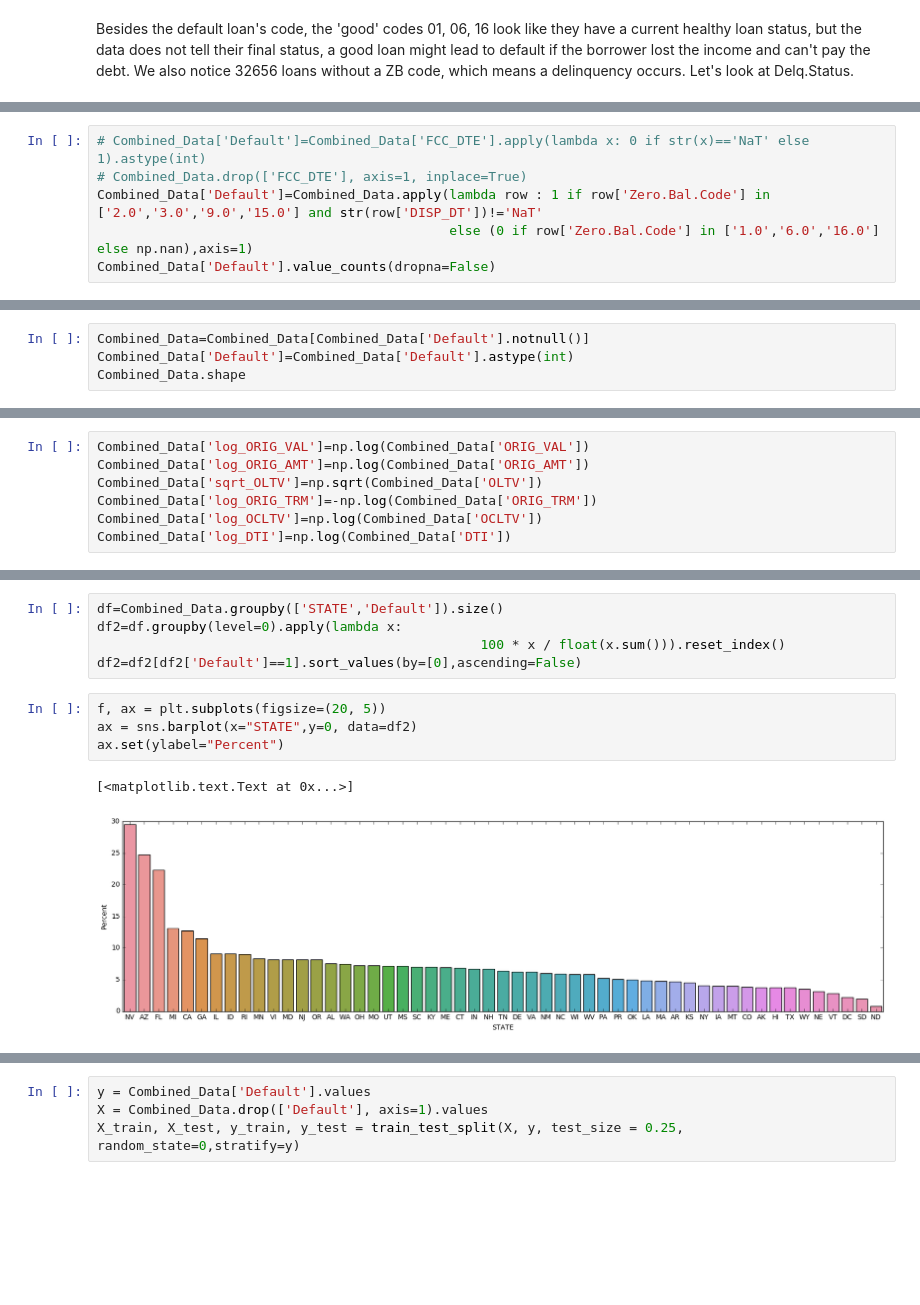
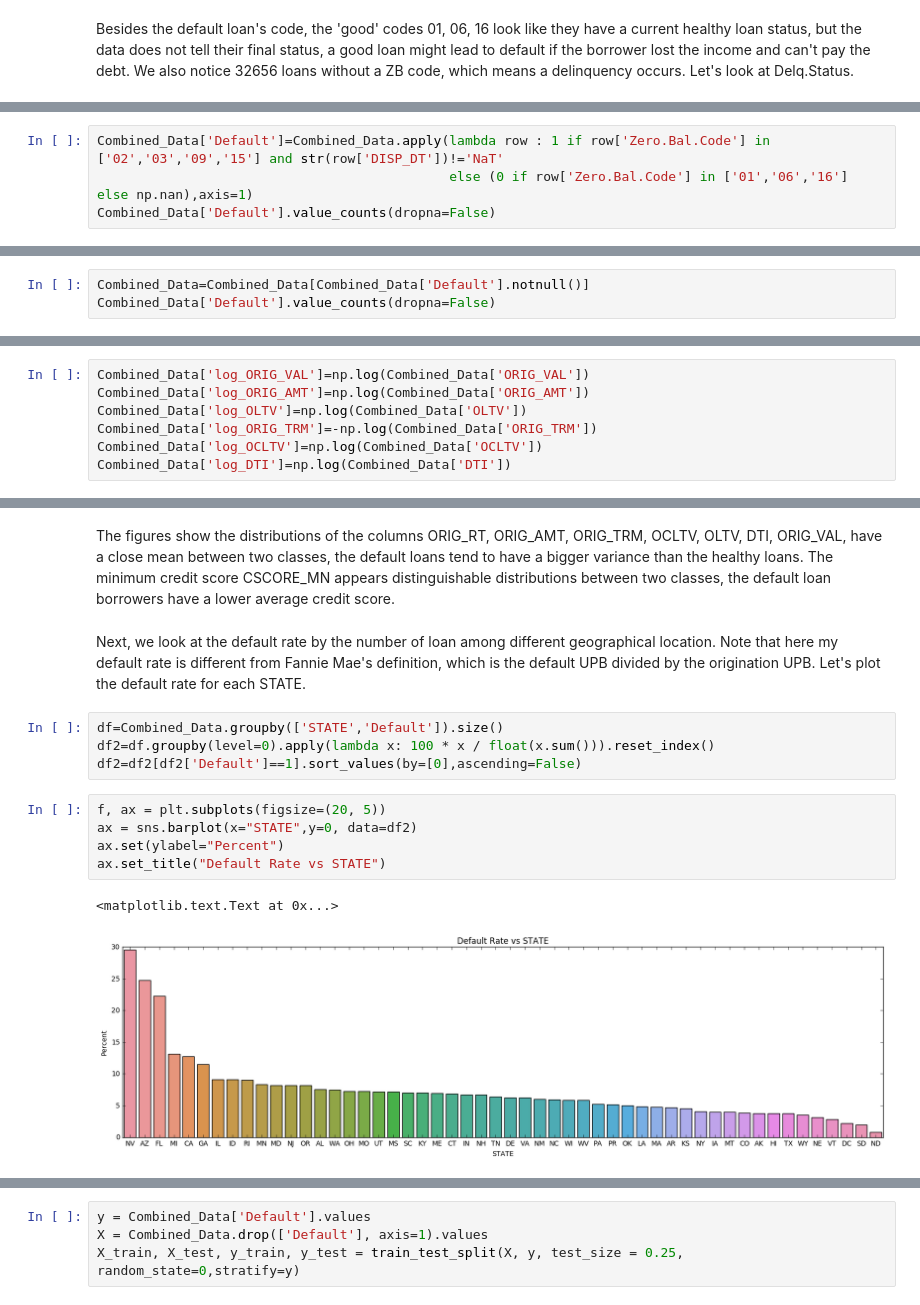
Before and after one commit to ferrarisf50/Fannie-Mae-single-family-mortgage-loan-data, a Jupyter notebook: Predict_default.ipynb, the cells around one changed output, grey strips where cells are left out. Cells and saved outputs as stored; diff of their text form; blank space fills up the shorter version.

```diff
--- a/Predict_default.ipynb
+++ b/Predict_default.ipynb
@@ -239,7 +279,5 @@ Name: Delq.Status, dtype: int64
 # %%
-# Combined_Data['Default']=Combined_Data['FCC_DTE'].apply(lambda x: 0 if str(x)=='NaT' else 1).astype(int)
-# Combined_Data.drop(['FCC_DTE'], axis=1, inplace=True)
-Combined_Data['Default']=Combined_Data.apply(lambda row : 1 if row['Zero.Bal.Code'] in ['2.0','3.0','9.0','15.0'] and str(row['DISP_DT'])!='NaT'
-                                             else (0 if row['Zero.Bal.Code'] in ['1.0','6.0','16.0'] else np.nan),axis=1)
+Combined_Data['Default']=Combined_Data.apply(lambda row : 1 if row['Zero.Bal.Code'] in ['02','03','09','15'] and str(row['DISP_DT'])!='NaT'
+                                             else (0 if row['Zero.Bal.Code'] in ['01','06','16'] else np.nan),axis=1)
 Combined_Data['Default'].value_counts(dropna=False)
 # %% [output]
@@ -249,6 +287,5 @@ NaN      32687
 Name: Default, dtype: int64
 # %%
 Combined_Data=Combined_Data[Combined_Data['Default'].notnull()]
-Combined_Data['Default']=Combined_Data['Default'].astype(int)
-Combined_Data.shape
+Combined_Data['Default'].value_counts(dropna=False)
 # %% [output]
@@ -310,7 +373,7 @@ plt.legend()
 # %%
 Combined_Data['log_ORIG_VAL']=np.log(Combined_Data['ORIG_VAL'])
 Combined_Data['log_ORIG_AMT']=np.log(Combined_Data['ORIG_AMT'])
-Combined_Data['sqrt_OLTV']=np.sqrt(Combined_Data['OLTV'])
+Combined_Data['log_OLTV']=np.log(Combined_Data['OLTV'])
 Combined_Data['log_ORIG_TRM']=-np.log(Combined_Data['ORIG_TRM'])
 Combined_Data['log_OCLTV']=np.log(Combined_Data['OCLTV'])
 Combined_Data['log_DTI']=np.log(Combined_Data['DTI'])
@@ -335,12 +398,16 @@ plt.legend()
+# %% [markdown]
+The figures show the distributions of the columns ORIG_RT, ORIG_AMT, ORIG_TRM, OCLTV, OLTV, DTI, ORIG_VAL, have a close mean between two classes, the default loans tend to have a bigger variance than the healthy loans. The minimum credit score CSCORE_MN appears distinguishable distributions between two classes, the default loan borrowers have a lower average credit score.
+# %% [markdown]
+Next, we look at the default rate by the number of loan among different geographical location. Note that here my default rate is different from Fannie Mae's definition, which is the default UPB divided by the origination UPB. Let's plot the default rate for each STATE.
 # %%
 df=Combined_Data.groupby(['STATE','Default']).size()
-df2=df.groupby(level=0).apply(lambda x:
-                                                 100 * x / float(x.sum())).reset_index()
+df2=df.groupby(level=0).apply(lambda x: 100 * x / float(x.sum())).reset_index()
 df2=df2[df2['Default']==1].sort_values(by=[0],ascending=False)
 # %%
 f, ax = plt.subplots(figsize=(20, 5))
 ax = sns.barplot(x="STATE",y=0, data=df2)
 ax.set(ylabel="Percent")
+ax.set_title("Default Rate vs STATE")
 # %% [output]
-[<matplotlib.text.Text at 0x...>]
+<matplotlib.text.Text at 0x...>
-[figure, old version]
+[figure, new version]
```
Also changed, not shown: parts of 49 cells of this notebook.
